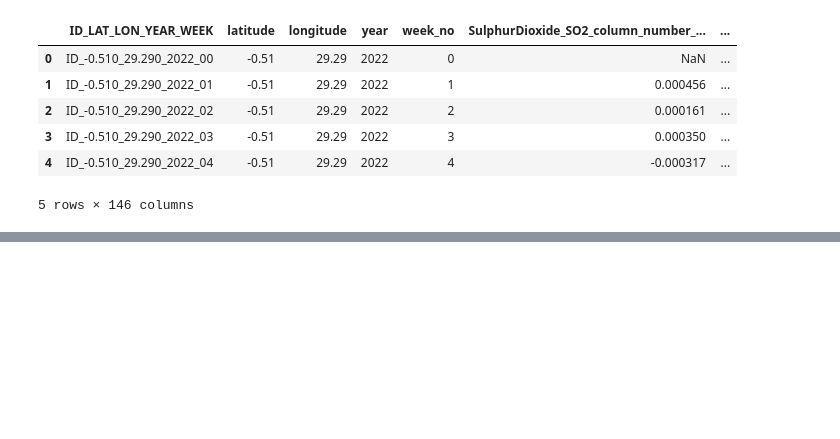
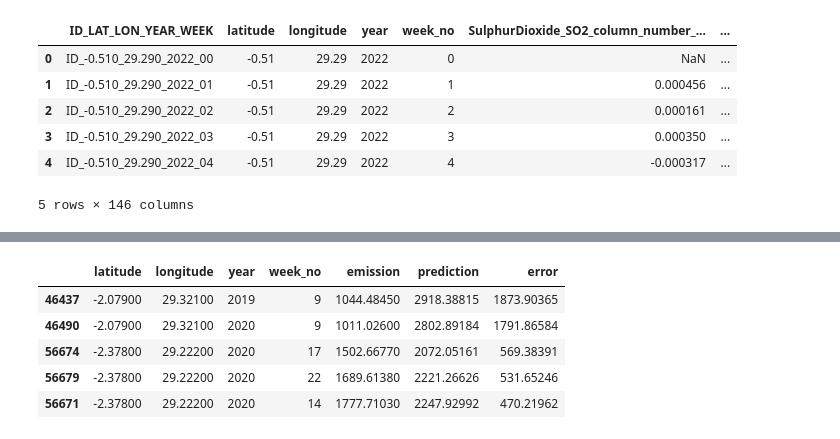
Before and after one commit to candybains/Candy, a Jupyter notebook: Carbon_Emission.ipynb, the cells around one changed output, grey strips where cells are left out. Drawn from its saved outputs; the diff is of its cells as text; code cells hidden in the pictures; blank space fills up the shorter version.

```diff
--- a/Carbon_Emission.ipynb
+++ b/Carbon_Emission.ipynb
@@ -110,0 +115,2 @@ clf.fit(X_train, y_train)
+# %%
+y_pred = clf.predict(X_test)
@@ -110,0 +131,15 @@ clf.fit(X_train, y_train)
+# %%
+pred_errors = X_test.copy()
+pred_errors['emission'] = y_test
+pred_errors['prediction'] = y_pred
+pred_errors['error'] = abs(pred_errors.prediction - pred_errors.emission)
+pred_errors = pred_errors[['latitude',	'longitude',	'year',	'week_no', 'emission', 'prediction', 'error']]
+pred_errors.sort_values(by = 'error', ascending = False, inplace = True)
+pred_errors.head()
+# %% [output]
+|  | latitude | longitude | year | week_no | emission | prediction | error |
+| 46437 | -2.07900 | 29.32100 | 2019 | 9 | 1044.48450 | 2918.38815 | 1873.90365 |
+| 46490 | -2.07900 | 29.32100 | 2020 | 9 | 1011.02600 | 2802.89184 | 1791.86584 |
+| 56674 | -2.37800 | 29.22200 | 2020 | 17 | 1502.66770 | 2072.05161 | 569.38391 |
+| 56679 | -2.37800 | 29.22200 | 2020 | 22 | 1689.61380 | 2221.26626 | 531.65246 |
+| 56671 | -2.37800 | 29.22200 | 2020 | 14 | 1777.71030 | 2247.92992 | 470.21962 |
```
Also changed, not shown: parts of 8 cells of this notebook.
